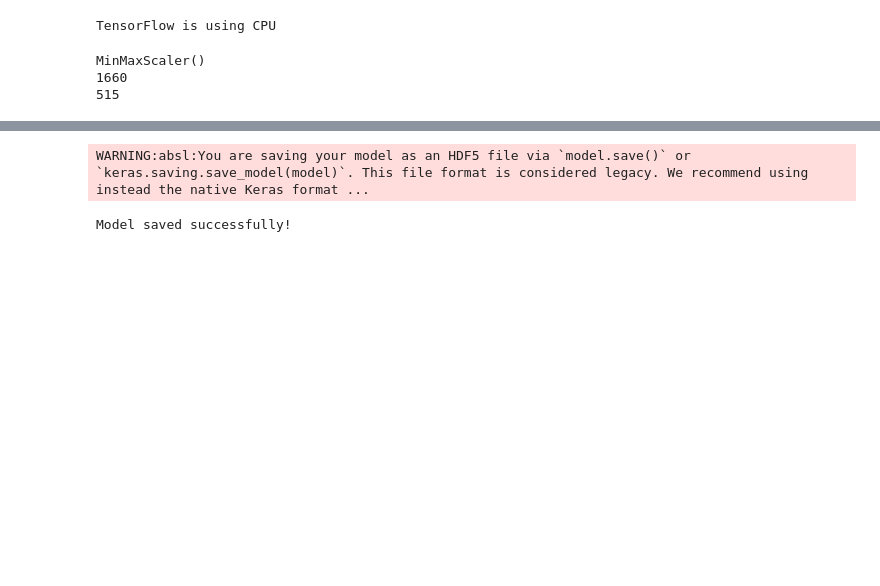
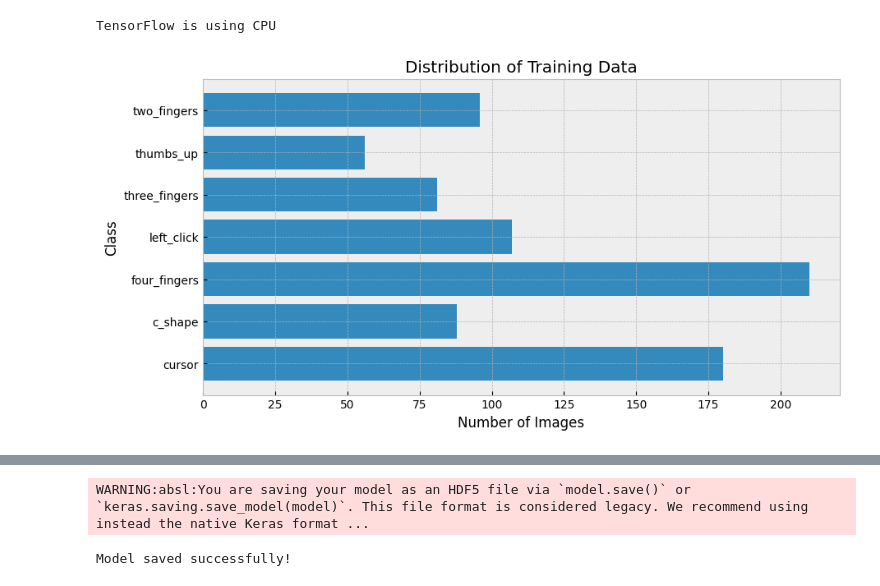
Before and after one commit to seanima9/GestureTracker, a Jupyter notebook: notebooks/model_training.ipynb, the cells around one changed output, grey strips where cells are left out. Saved outputs shown, nothing was run; the diff lists cells and outputs as text; code cells hidden in the pictures; blank space fills up the shorter version.

```diff
--- a/notebooks/model_training.ipynb
+++ b/notebooks/model_training.ipynb
@@ -25,13 +26,23 @@ VALIDATION_DATA_DIR = "../data/split/val"
 TEST_DATA_DIR = "../data/split/test"
 
 BATCH_SIZE = 5
-
-print(get_data_size(TRAINING_DATA_DIR))
-print(get_data_size(VALIDATION_DATA_DIR))
-# %% [output]
-MinMaxScaler()
-1660
-515
+# %%
+def plot_distribution(data_path):
+    subdirs = [name for name in os.listdir(data_path) if os.path.isdir(os.path.join(data_path, name))]
+    counts = [len(os.listdir(os.path.join(data_path, subdir))) for subdir in subdirs]
+
+    plt.style.use("bmh")
+    plt.figure(figsize=(10, 5))
+    plt.barh(subdirs, counts)
+    plt.xlabel("Number of Images")
+    plt.ylabel("Class")
+    plt.title("Distribution of Training Data")
+    plt.show()
+
+
+plot_distribution(TRAINING_DATA_DIR)
+# %% [output]
+[figure, added]
 # %%
 training_dataset = create_and_prepare_dataset(TRAINING_DATA_DIR, BATCH_SIZE)
 validation_dataset = create_and_prepare_dataset(VALIDATION_DATA_DIR, BATCH_SIZE)
```
Also changed, not shown: parts of 5 cells of this notebook, 7 other files.
